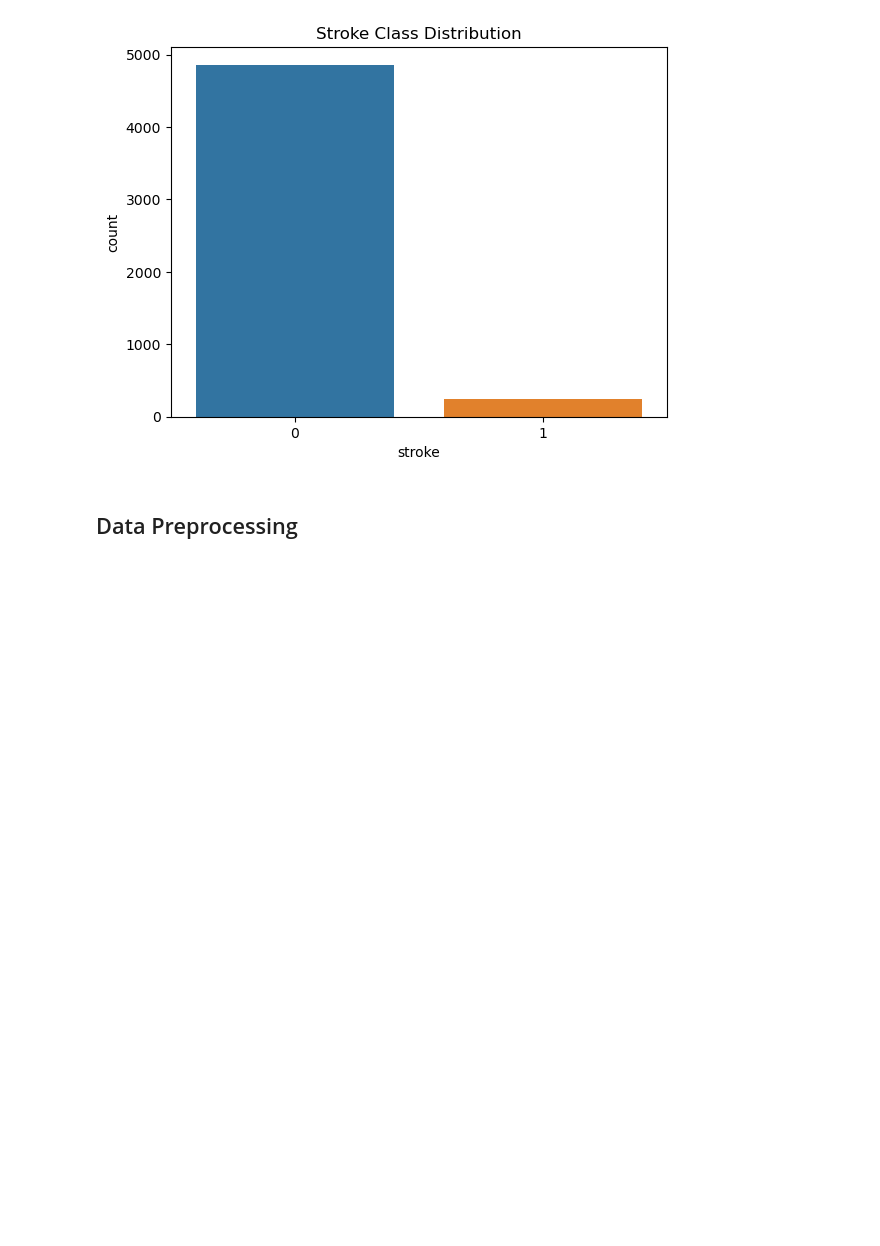
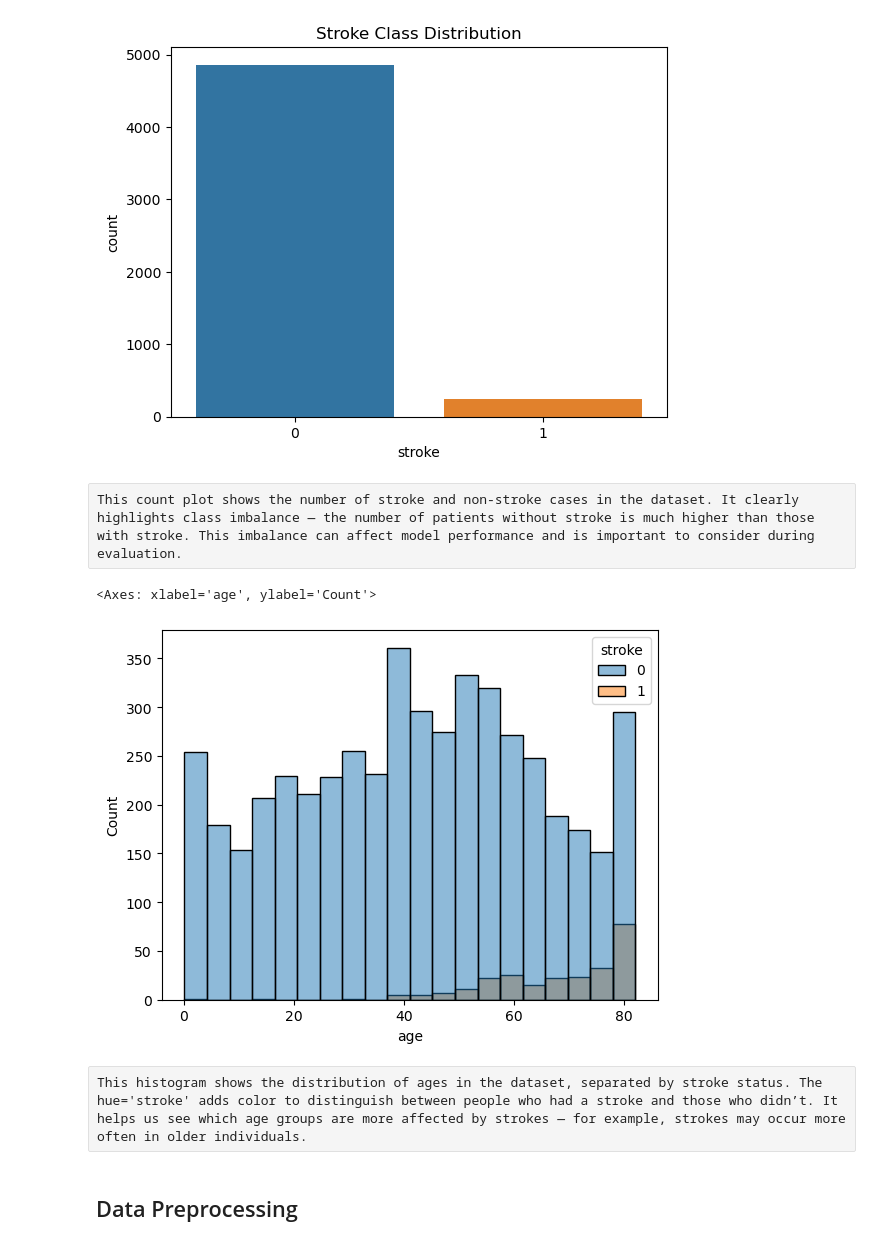
Before and after one commit to ZaremaHarachik/Final_ML_Project, a Jupyter notebook: Final_Project.ipynb, the cells around one changed output. Drawn from its saved outputs; the diff is of its cells as text; code cells hidden in the pictures; blank space fills up the shorter version.

```diff
--- a/Final_Project.ipynb
+++ b/Final_Project.ipynb
@@ -90,6 +94,16 @@ plt.title("Stroke Class Distribution")
 plt.show()
 # %% [output]
 [figure]
+# %% [raw]
+This count plot shows the number of stroke and non-stroke cases in the dataset. It clearly highlights class imbalance — the number of patients without stroke is much higher than those with stroke. This imbalance can affect model performance and is important to consider during evaluation.
+# %%
+# Show histplot for 'age' feature
+sns.histplot(data=df, x='age', hue='stroke')
+# %% [output]
+<Axes: xlabel='age', ylabel='Count'>
+[figure, added]
+# %% [raw]
+This histogram shows the distribution of ages in the dataset, separated by stroke status. The hue='stroke' adds color to distinguish between people who had a stroke and those who didn’t. It helps us see which age groups are more affected by strokes — for example, strokes may occur more often in older individuals.
 # %% [markdown]
 ## Data Preprocessing
 # %%
```
Also changed, not shown: parts of 9 cells of this notebook.
